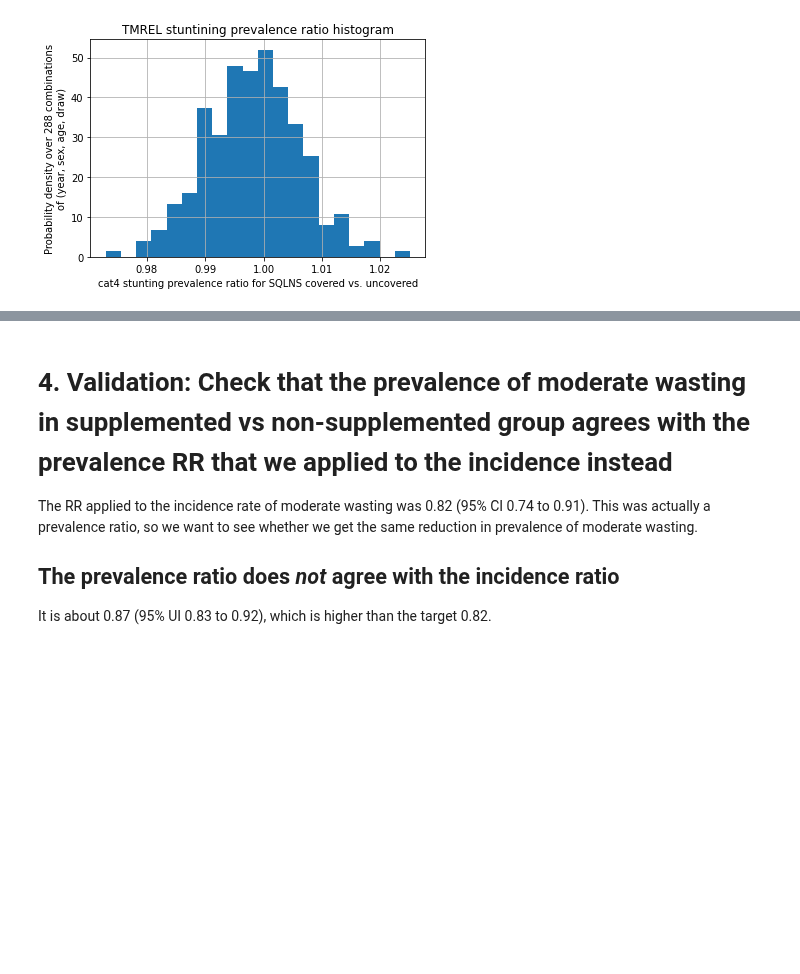
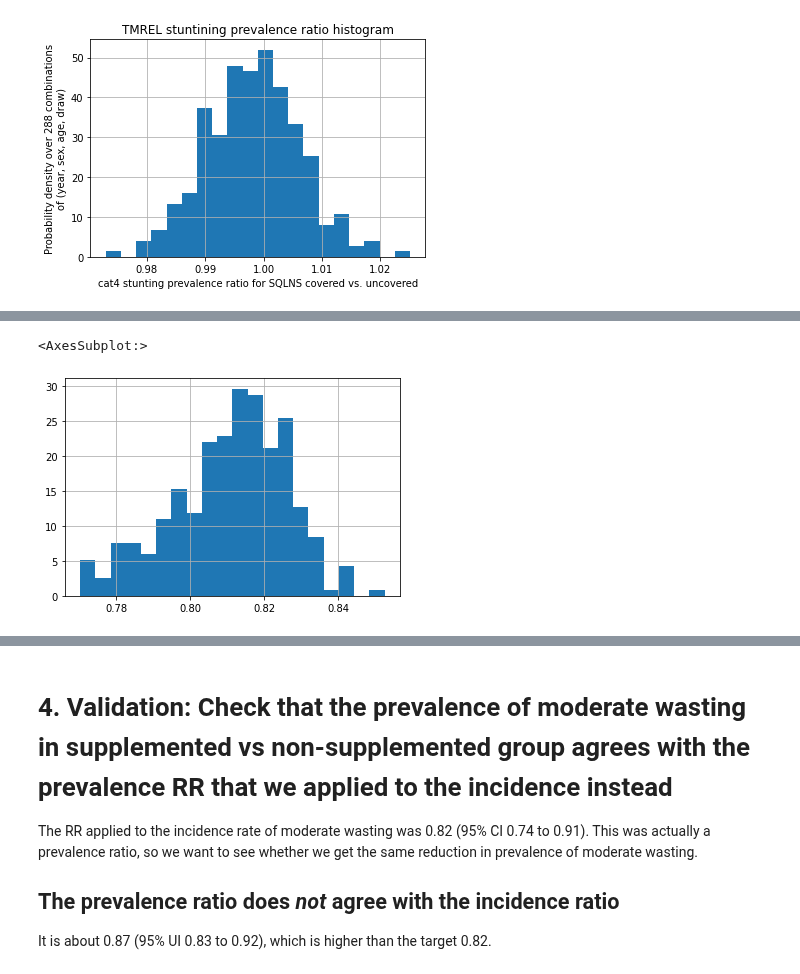
Before and after one commit to ihmeuw/vivarium_research_ciff_sam, a Jupyter notebook: model_validation/model3/2021_09_09a_ciff_sam_v3.1_vv.ipynb, the cells around one changed output, grey strips where cells are left out. Saved outputs shown, nothing was run; the diff lists cells and outputs as text; code cells hidden in the pictures; blank space fills up the shorter version.

```diff
--- a/model_validation/model3/2021_09_09a_ciff_sam_v3.1_vv.ipynb
+++ b/model_validation/model3/2021_09_09a_ciff_sam_v3.1_vv.ipynb
@@ -423,0 +478,3 @@ Not done yet.
+# %%
+mam_incidence_rate_ratio = csr.get_sqlns_mam_incidence_ratio(data)
+mam_incidence_rate_ratio
@@ -423,0 +509,5 @@ Not done yet.
+# %%
+mam_incidence_rate_ratio.value.hist(bins=20, density=True)
+# %% [output]
+<AxesSubplot:>
+[figure, added]
```
Also changed, not shown: parts of 49 cells of this notebook.
